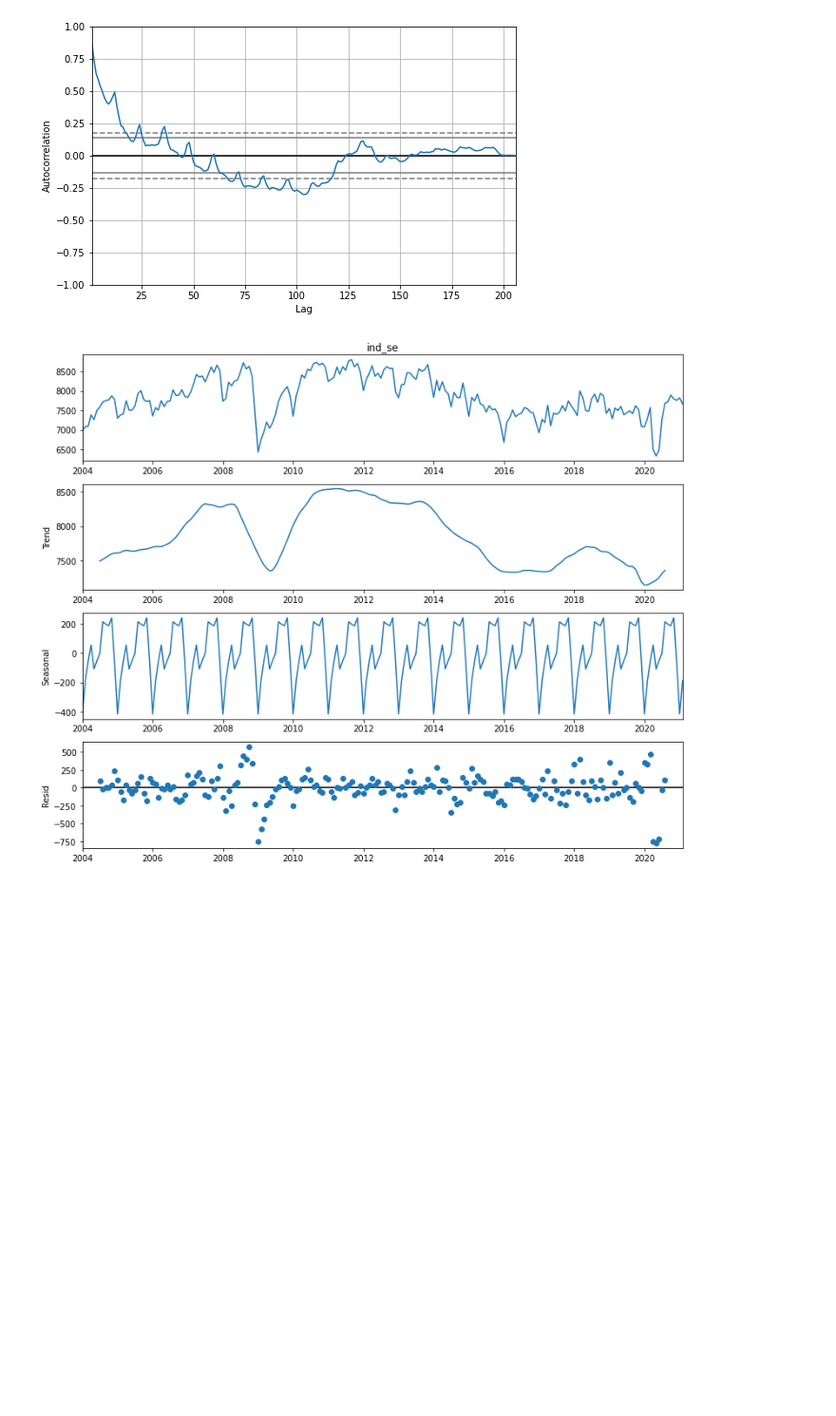
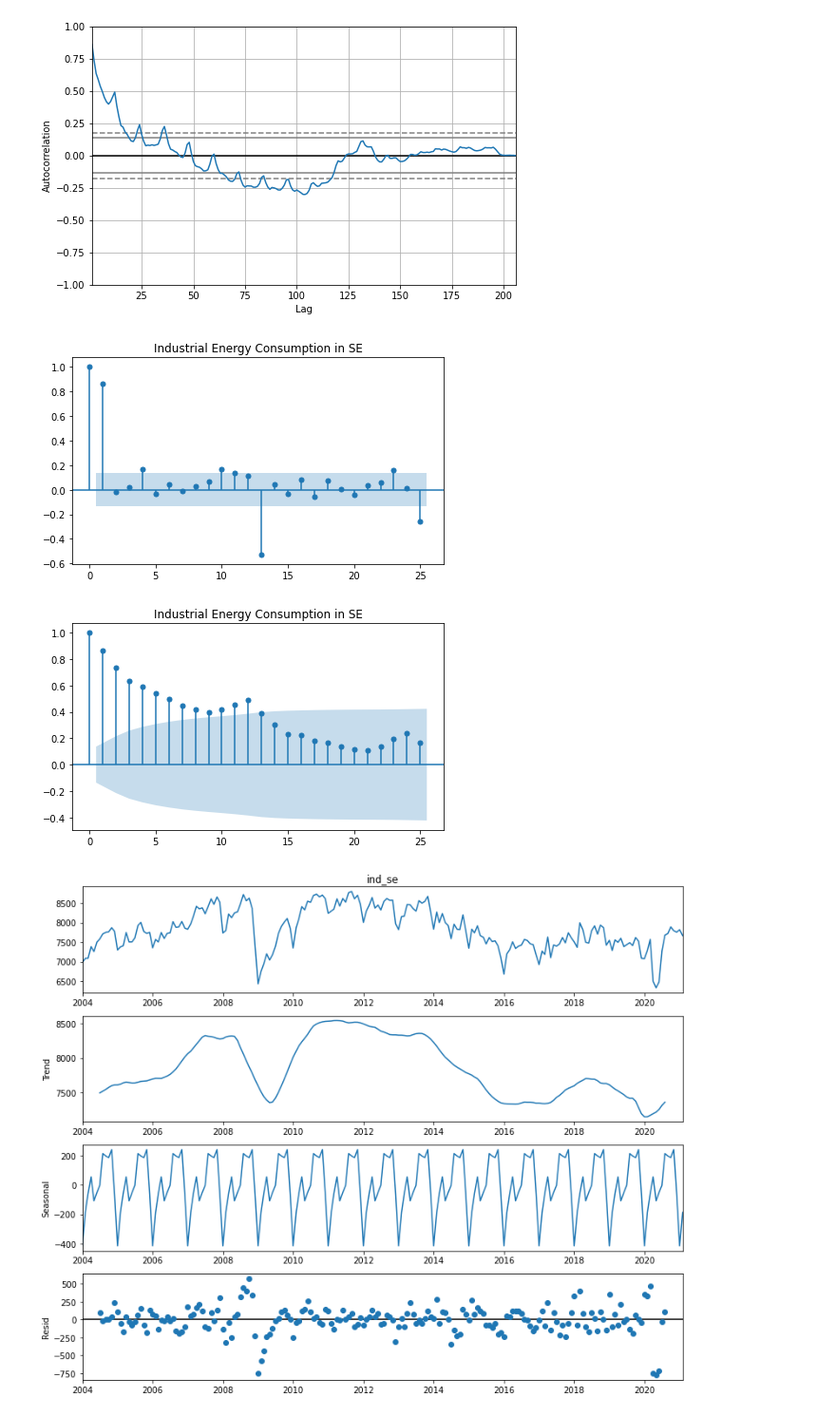
Before and after one commit to Gabrieleas10/4intelligence_case, a Jupyter notebook: scripts/4intelligence_case_Q2.ipynb, the cells around one changed output. Shown: that part at 95% size. Drawn from its saved outputs; the diff is of its cells as text; code cells hidden in the pictures; blank space fills up the shorter version.

```diff
--- a/scripts/4intelligence_case_Q2.ipynb
+++ b/scripts/4intelligence_case_Q2.ipynb
@@ -52,6 +53,16 @@ autocorrelation_plot(time_series_ind_se)
 plt.show()
 # %% [output]
 [figure]
+# %%
+#
+
+rcParams['figure.figsize'] = 7, 4
+plot_pacf(time_series_ind_se,lags=25,title='Industrial Energy Consumption in SE')
+plot_acf(time_series_ind_se,lags=25,title='Industrial Energy Consumption in SE')
+plt.show()
+# %% [output]
+[figure, added]
+[figure, added]
 # %%
 # decompose the energy in trend, seasonal and resids to know main trend and the frequent moviments
 # statiscal analyze
```
Also changed, not shown: parts of 1 cell of this notebook.
